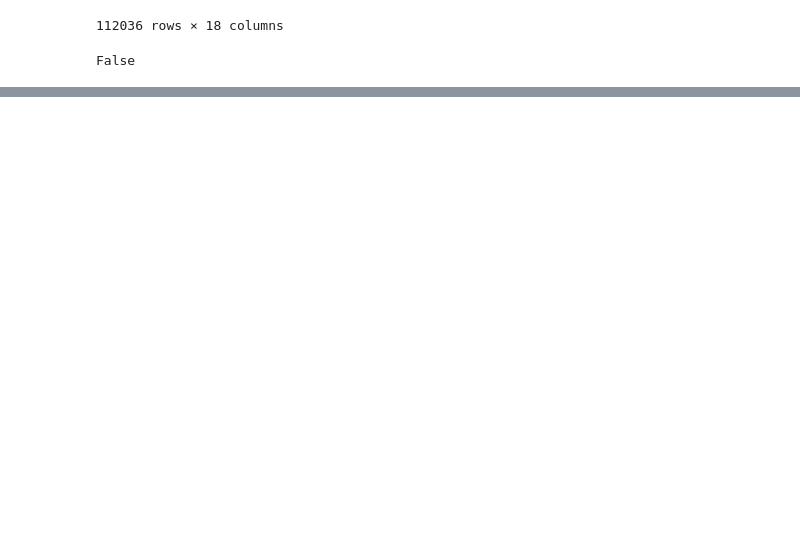
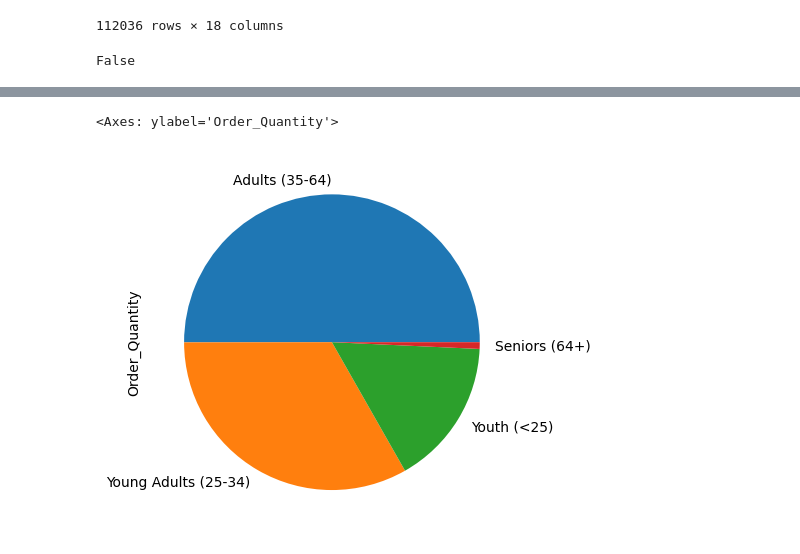
Before and after one commit to Joshyballa/Joshyballa, a Jupyter notebook: Python_project.ipynb, the cells around one changed output, grey strips where cells are left out. Saved outputs shown, nothing was run; the diff lists cells and outputs as text; code cells hidden in the pictures; blank space fills up the shorter version.

```diff
--- a/Python_project.ipynb
+++ b/Python_project.ipynb
@@ -79,0 +160,6 @@ False
+# %%
+#Using pie Chart display the age group with their order quantity
+data.groupby('Age_Group')['Order_Quantity'].sum().sort_values(ascending=False).plot(kind='pie')
+# %% [output]
+<Axes: ylabel='Order_Quantity'>
+[figure, added]
```
Also changed, not shown: parts of 15 cells of this notebook.
